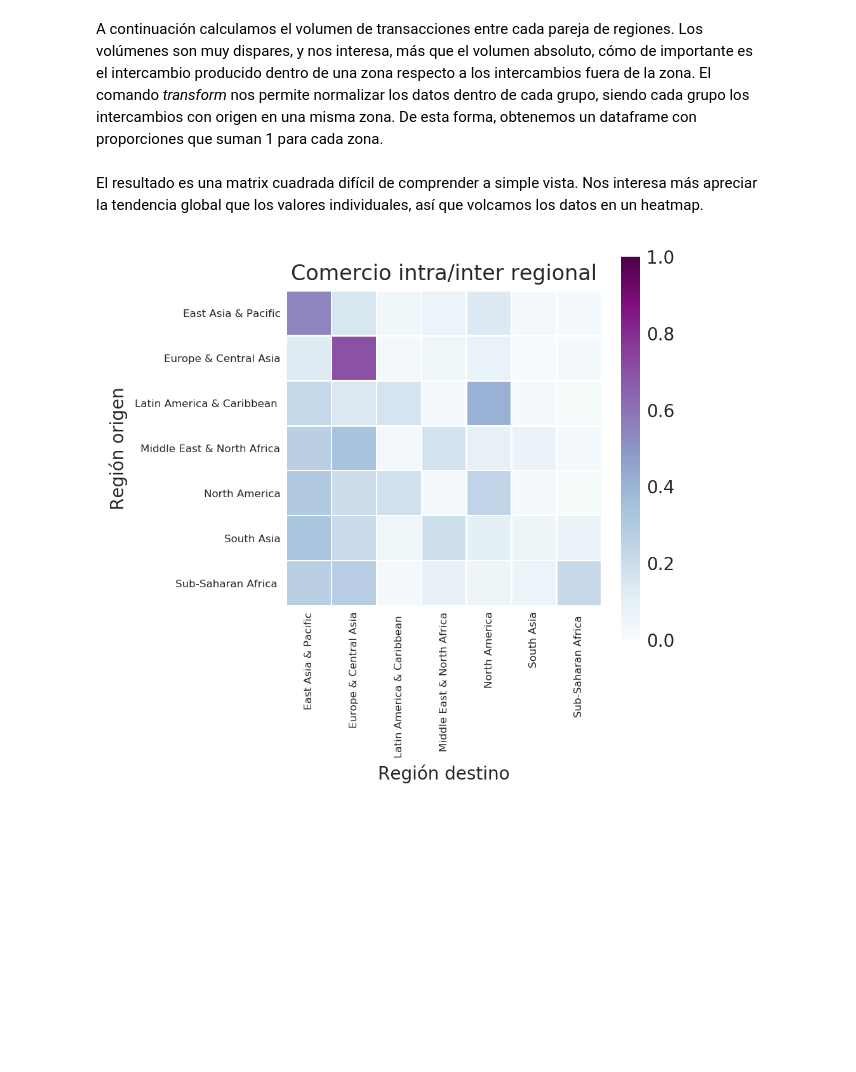
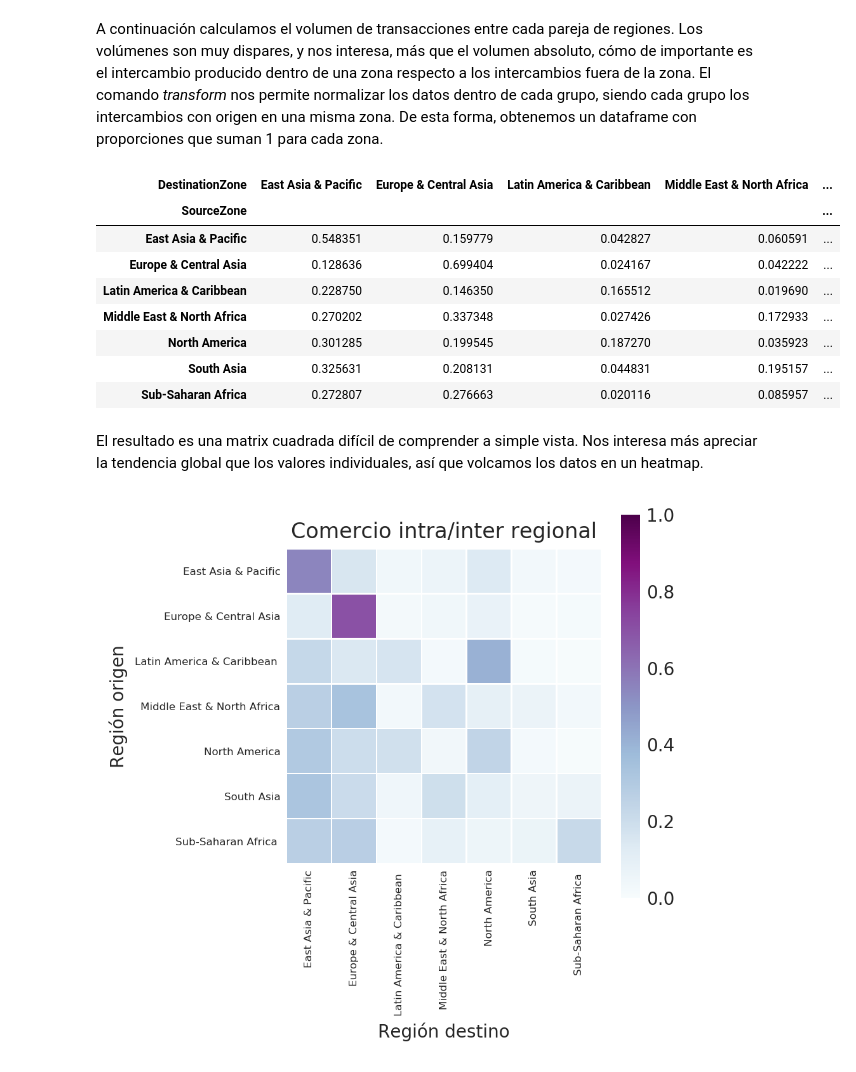
Before and after one commit to srayuso/dsuah-comtrade, a Jupyter notebook: Python-PEC1.ipynb, the cells around one changed output. Drawn from its saved outputs; the diff is of its cells as text; code cells hidden in the pictures; blank space fills up the shorter version.

```diff
--- a/Python-PEC1.ipynb
+++ b/Python-PEC1.ipynb
@@ -517,11 +604,23 @@ A continuación calculamos el volumen de transacciones entre cada pareja de regi
 # %%
 grp_by_reg = (df_reg
               .groupby(by=['SourceZone', 'DestinationZone'],
                             as_index=False)
               .sum()[['SourceZone', 'DestinationZone', 'TradeValue']])
 
 grp_by_reg['TradeValueNorm'] = grp_by_reg.groupby('SourceZone').transform(lambda x: x / x.sum())
 grp_by_reg = grp_by_reg.pivot("SourceZone", "DestinationZone", "TradeValueNorm")
+
+grp_by_reg
+# %% [output]
+| DestinationZone | East Asia & Pacific | Europe & Central Asia | Latin America & Caribbean | Middle East & North Africa | ... |
+| SourceZone |  |  |  |  | ... |
+| East Asia & Pacific | 0.548351 | 0.159779 | 0.042827 | 0.060591 | ... |
+| Europe & Central Asia | 0.128636 | 0.699404 | 0.024167 | 0.042222 | ... |
+| Latin America & Caribbean | 0.228750 | 0.146350 | 0.165512 | 0.019690 | ... |
+| Middle East & North Africa | 0.270202 | 0.337348 | 0.027426 | 0.172933 | ... |
+| North America | 0.301285 | 0.199545 | 0.187270 | 0.035923 | ... |
+| South Asia | 0.325631 | 0.208131 | 0.044831 | 0.195157 | ... |
+| Sub-Saharan Africa | 0.272807 | 0.276663 | 0.020116 | 0.085957 | ... |
 # %% [markdown]
 El resultado es una matrix cuadrada difícil de comprender a simple vista. Nos interesa más apreciar la tendencia global que los valores individuales, así que volcamos los datos en un heatmap.
 # %%
```
Also changed, not shown: parts of 22 cells of this notebook, 2 other files.
